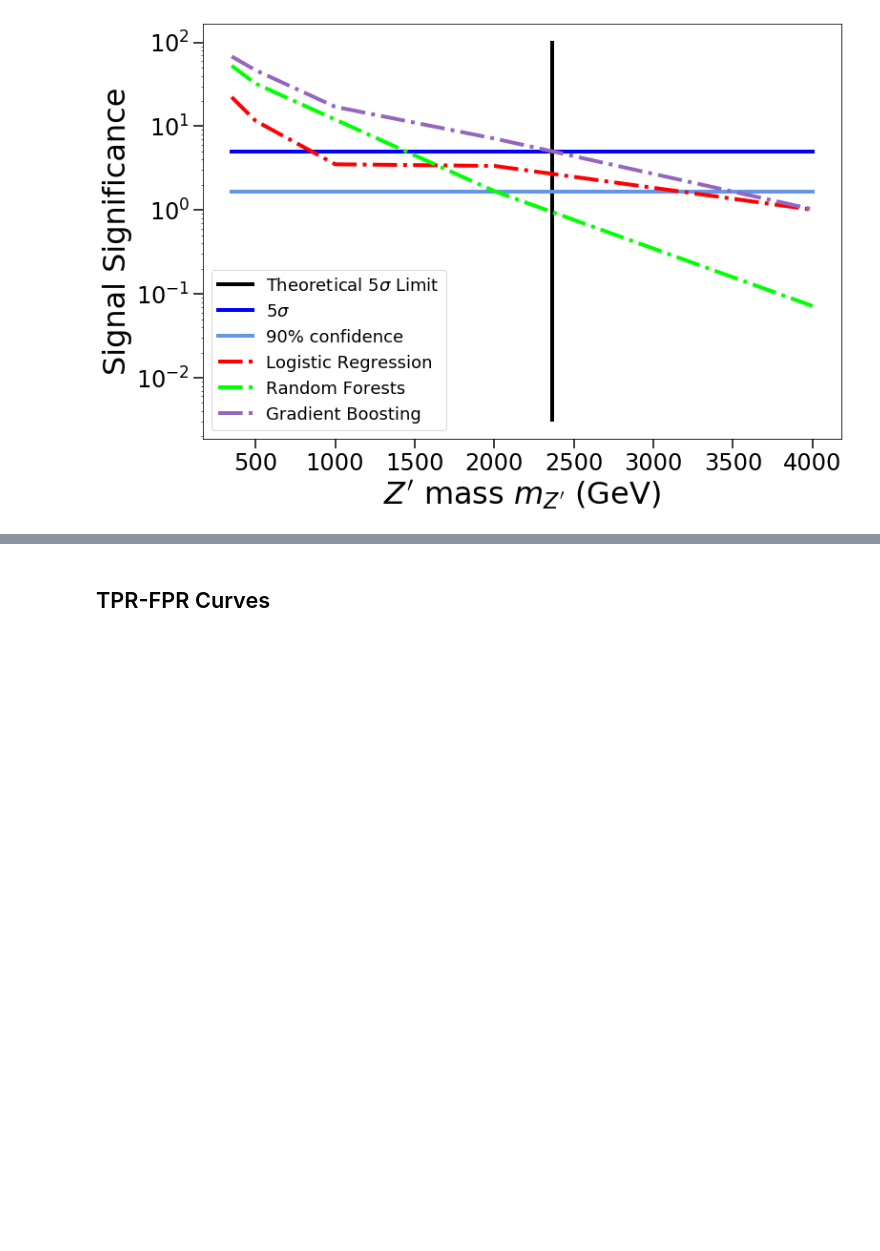
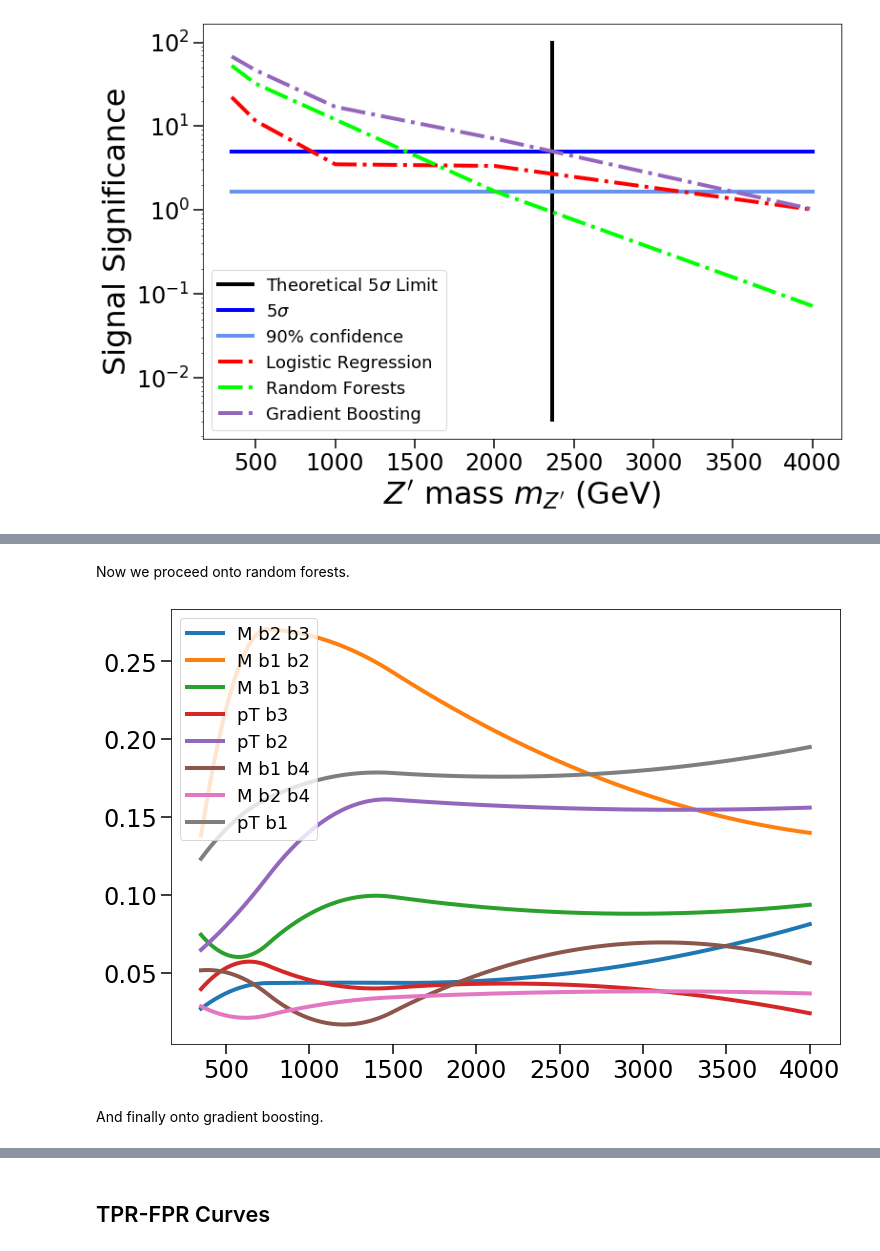
Before and after one commit to sheride/bcml4pheno, a Jupyter notebook: full_example.ipynb, the cells around one changed output, grey strips where cells are left out. Saved outputs shown, nothing was run; the diff lists cells and outputs as text; code cells hidden in the pictures; blank space fills up the shorter version.

```diff
--- a/full_example.ipynb
+++ b/full_example.ipynb
@@ -692,0 +741,2 @@ with plt.rc_context(get_settings()):
+# %%
+rf_feature_importances = [model.sorted_feature_importance(get47Dfeatures()) for model in randforest_models]
@@ -692,0 +816,21 @@ with plt.rc_context(get_settings()):
+# %% [markdown]
+Now we proceed onto random forests.
+# %%
+num = 10
+rf_features = [[feature for feature, importance in elem] for elem in rf_feature_importances]
+rf_best_features = list(set.intersection(*[set(elem[:num]) for elem in rf_features]))
+rf_best_features_and_imps = [
+    [feature, [elem[features.index(feature)][1] for elem, features in zip(rf_feature_importances, rf_features)]]
+    for feature in rf_best_features]
+rf_fs = [scipy.interpolate.interp1d(masses, np.abs(importances), kind='quadratic')
+         for feature, importances in rf_best_features_and_imps]
+# %%
+sample_masses = np.linspace(masses[0], masses[-1], 500)
+with plt.rc_context(get_settings()):
+    for f, feature in zip(rf_fs, rf_best_features):
+        plt.plot(sample_masses, f(sample_masses), label=feature)
+    plt.legend()
+# %% [output]
+[figure, added]
+# %% [markdown]
+And finally onto gradient boosting.
```
Also changed, not shown: parts of 33 cells of this notebook, 8 other files.
